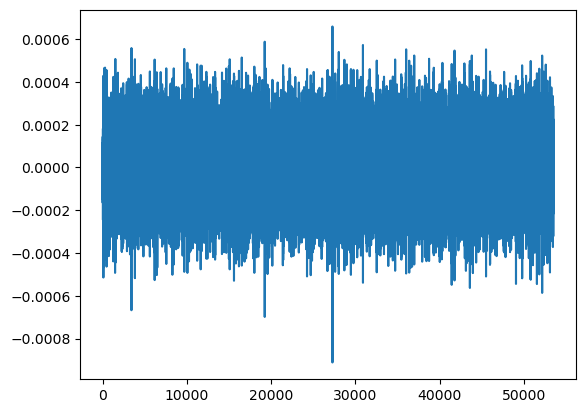
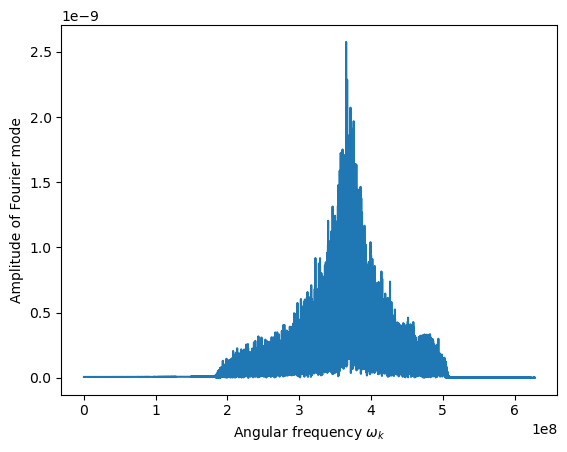
The notebook cell's code change between the first figure and the second:
--- before
+++ after
@@ -1 +1,4 @@
-plt.plot(noise)
+plt.plot(omega, np.abs(nu))
+plt.ylabel("Amplitude of Fourier mode")
+plt.xlabel(r"Angular frequency $\omega_k$")
+plt.show()

Commit: Fourier transform  first attempt.